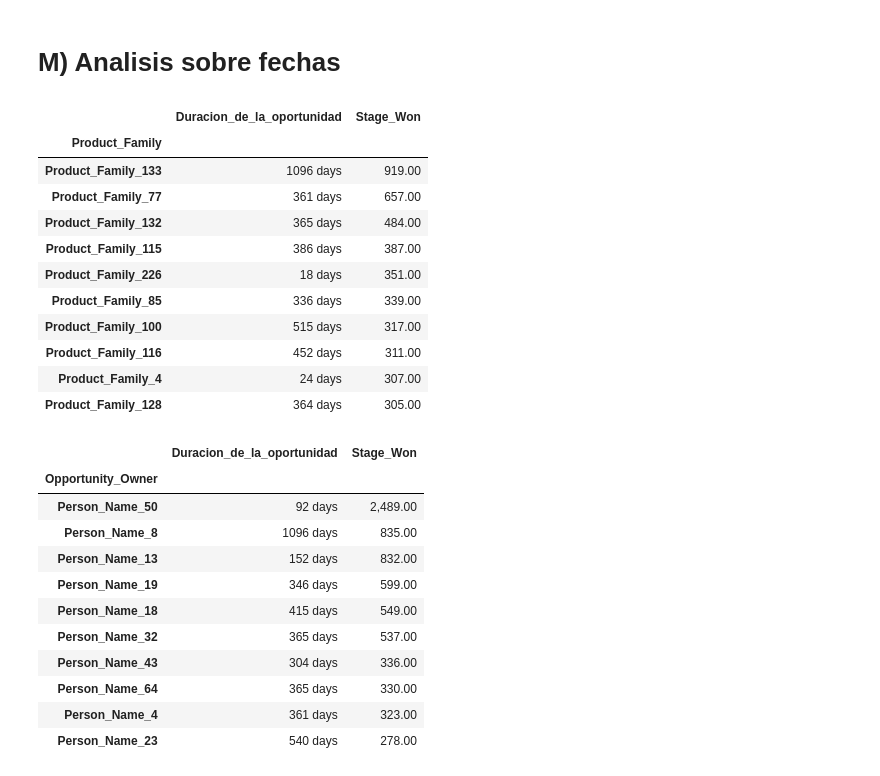
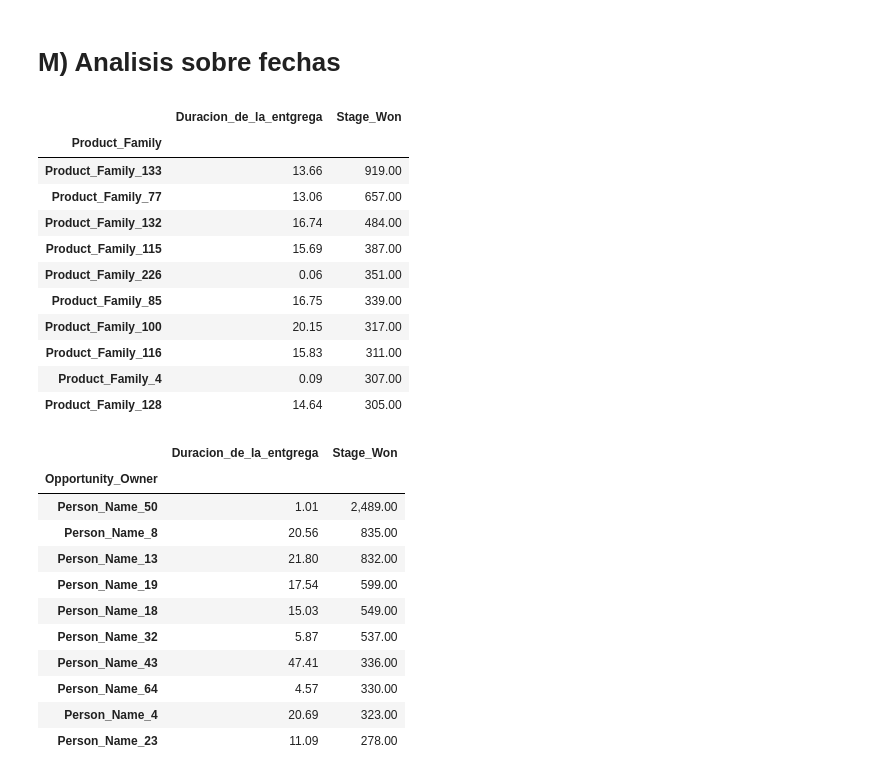
Before and after one commit to FerFabbiano/tp1-OrganizacionDeDatos, a Jupyter notebook: TP1_OrgaDeDatos.ipynb, the cells around one changed output. Saved outputs shown, nothing was run; the diff lists cells and outputs as text; code cells hidden in the pictures.

Commit message:
Analisis sobre fechas de entrega terminado

```diff
--- a/TP1_OrgaDeDatos.ipynb
+++ b/TP1_OrgaDeDatos.ipynb
@@ -1004,54 +1004,57 @@ plt.savefig('visuChalennge.jpg')
 # %%
 # HIPOTESIS: A mayor tiempo de entrega menor es el porcentaje de exito de la oportunidad.
 
 # Me copio en una aux el DataFrame.
 segun_fechas = entrenamientoDf
 
 # Cambie el Planned_Delivery_Start_Date de type object a datetime.
 segun_fechas["Planned_Delivery_Start_Date"]= pd.to_datetime(segun_fechas["Planned_Delivery_Start_Date"])
 
 # Cambie el Planned_Delivery_End_Date de type object a datetime.
 segun_fechas["Planned_Delivery_End_Date"]= pd.to_datetime(segun_fechas["Planned_Delivery_End_Date"])
 
-segun_fechas["Duracion_de_la_oportunidad"] = segun_fechas["Planned_Delivery_End_Date"] - segun_fechas["Planned_Delivery_Start_Date"]
+segun_fechas["Duracion_de_la_entgrega"] = segun_fechas["Planned_Delivery_End_Date"] - segun_fechas["Planned_Delivery_Start_Date"]
 
 # Me quedo con los casos ganados
 segun_fechas["Stage_Won"] = segun_fechas["Stage"] == "Closed Won"
 
 # Agrupo por Familia de Producto y fechas de planeado entrega inicial y final.
-segun_fechas_familia = segun_fechas.groupby("Product_Family").agg({"Duracion_de_la_oportunidad" : "max", "Stage_Won" : "sum"}).drop_duplicates()
+segun_fechas['Duracion_de_la_entgrega'] = segun_fechas['Duracion_de_la_entgrega'].astype('timedelta64[D]')
+segun_fechas_familia = segun_fechas.groupby("Product_Family").agg({"Duracion_de_la_entgrega" : "mean", "Stage_Won" : "sum"}).drop_duplicates()
+
+# 10 fammilia de producots con mayor oportunidades ganadas y la duracion de la entrega.
 segun_fechas_familia.nlargest(10, "Stage_Won")
 # %% [output]
-|  | Duracion_de_la_oportunidad | Stage_Won |
+|  | Duracion_de_la_entgrega | Stage_Won |
 | Product_Family |  |  |
-| Product_Family_133 | 1096 days | 919.00 |
-| Product_Family_77 | 361 days | 657.00 |
-| Product_Family_132 | 365 days | 484.00 |
-| Product_Family_115 | 386 days | 387.00 |
-| Product_Family_226 | 18 days | 351.00 |
-| Product_Family_85 | 336 days | 339.00 |
-| Product_Family_100 | 515 days | 317.00 |
-| Product_Family_116 | 452 days | 311.00 |
-| Product_Family_4 | 24 days | 307.00 |
-| Product_Family_128 | 364 days | 305.00 |
+| Product_Family_133 | 13.66 | 919.00 |
+| Product_Family_77 | 13.06 | 657.00 |
+| Product_Family_132 | 16.74 | 484.00 |
+| Product_Family_115 | 15.69 | 387.00 |
+| Product_Family_226 | 0.06 | 351.00 |
+| Product_Family_85 | 16.75 | 339.00 |
+| Product_Family_100 | 20.15 | 317.00 |
+| Product_Family_116 | 15.83 | 311.00 |
+| Product_Family_4 | 0.09 | 307.00 |
+| Product_Family_128 | 14.64 | 305.00 |
 # %%
 # HIPOTESIS 2: Mientras mas rapdio entregen los productos los vendedores, mayor porcentaje de exito.
 
-segun_fechas_vendedores = segun_fechas.groupby("Opportunity_Owner").agg({"Duracion_de_la_oportunidad" : "max", "Stage_Won" : "sum"}).drop_duplicates()
+segun_fechas_vendedores = segun_fechas.groupby("Opportunity_Owner").agg({"Duracion_de_la_entgrega" : "mean", "Stage_Won" : "sum"}).drop_duplicates()
 segun_fechas_vendedores.nlargest(10, "Stage_Won")
 # %% [output]
-|  | Duracion_de_la_oportunidad | Stage_Won |
+|  | Duracion_de_la_entgrega | Stage_Won |
 | Opportunity_Owner |  |  |
-| Person_Name_50 | 92 days | 2,489.00 |
-| Person_Name_8 | 1096 days | 835.00 |
-| Person_Name_13 | 152 days | 832.00 |
-| Person_Name_19 | 346 days | 599.00 |
-| Person_Name_18 | 415 days | 549.00 |
-| Person_Name_32 | 365 days | 537.00 |
-| Person_Name_43 | 304 days | 336.00 |
-| Person_Name_64 | 365 days | 330.00 |
-| Person_Name_4 | 361 days | 323.00 |
-| Person_Name_23 | 540 days | 278.00 |
+| Person_Name_50 | 1.01 | 2,489.00 |
+| Person_Name_8 | 20.56 | 835.00 |
+| Person_Name_13 | 21.80 | 832.00 |
+| Person_Name_19 | 17.54 | 599.00 |
+| Person_Name_18 | 15.03 | 549.00 |
+| Person_Name_32 | 5.87 | 537.00 |
+| Person_Name_43 | 47.41 | 336.00 |
+| Person_Name_64 | 4.57 | 330.00 |
+| Person_Name_4 | 20.69 | 323.00 |
+| Person_Name_23 | 11.09 | 278.00 |
 # %%
 # Me fijo si a menor casos ganados, mayor cantidad de dias de entrega.
 
```
Also changed, not shown: parts of 9 cells of this notebook.
